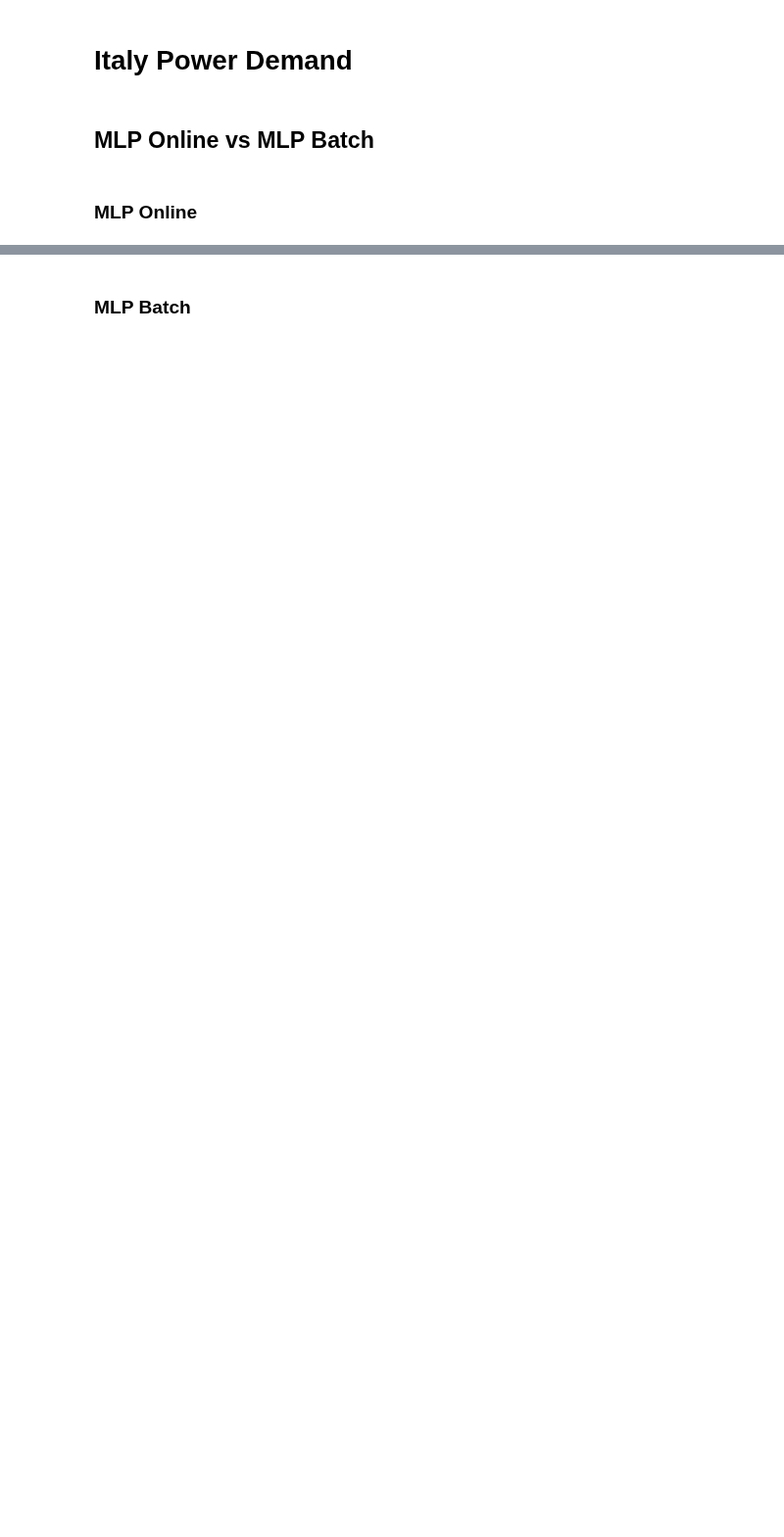
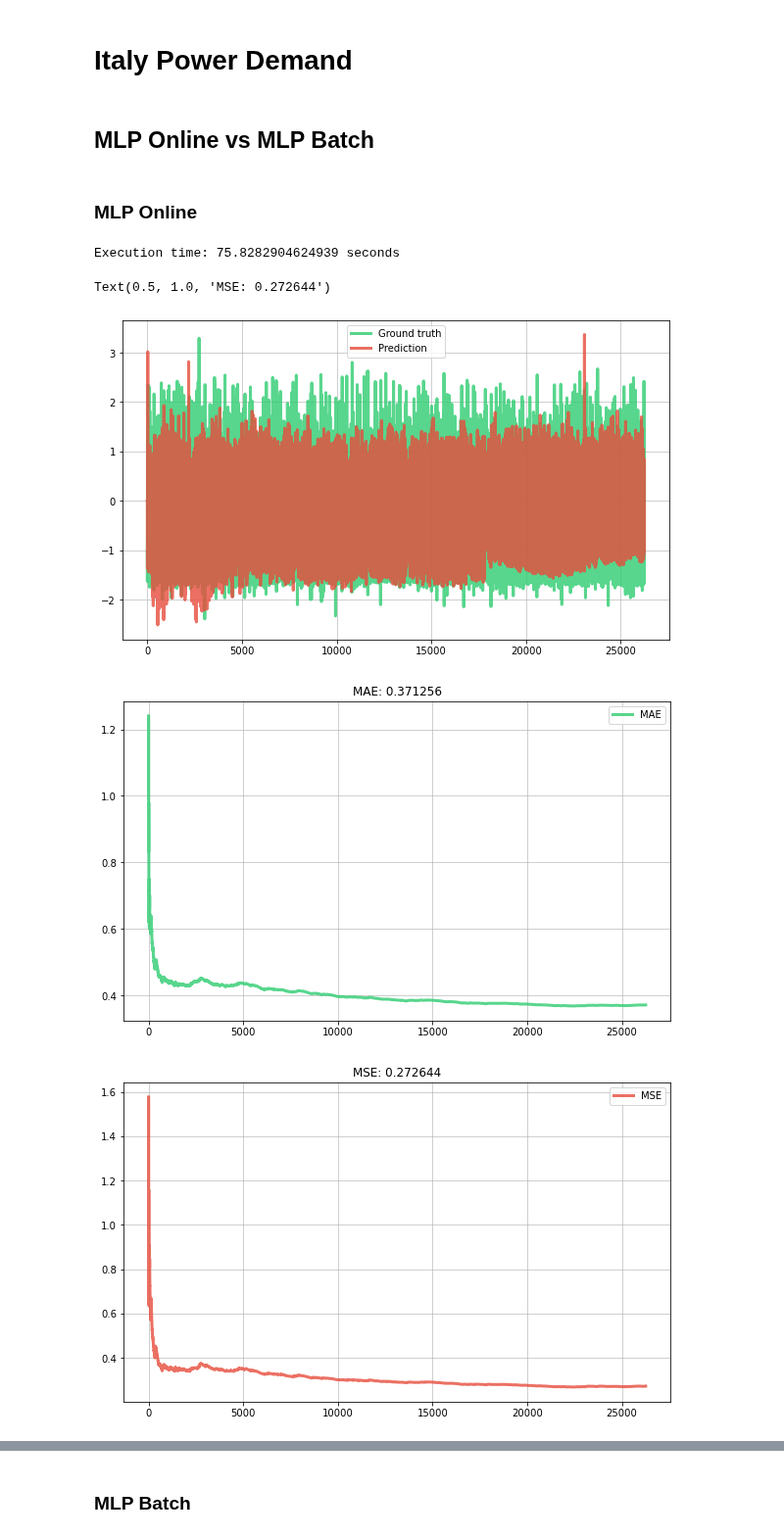
Before and after one commit to giodefa96/Script_Tesi_new, a Jupyter notebook: Risultati Finali/ItalyPowerDemand.ipynb, the cells around one changed output, grey strips where cells are left out. Shown at 98% size. Cells and saved outputs as stored; diff of their text form; code cells hidden in the pictures; blank space fills up the shorter version.

```diff
--- a/Risultati Finali/ItalyPowerDemand.ipynb
+++ b/Risultati Finali/ItalyPowerDemand.ipynb
@@ -4,3 +102,82 @@
 ## MLP Online vs MLP Batch
 # %% [markdown]
 ### MLP Online
+# %%
+metric_mae_ml_online = metrics.MAE()
+metric_mse_ml_online = metrics.MSE()
+
+dates_ml_online = []
+y_trues_ml_online = []
+y_preds_ml_online = []
+metrics_MAE_ml_online = []
+metrics_MSE_ml_online = []
+
+X_y = initial_iter_italy()
+
+model = compose.Select('hour', 'Count_days')
+model |= (
+       preprocessing.StandardScaler() |
+       neural_net.MLPRegressor(
+              hidden_dims=(256,128,64,32),
+              activations=(
+                     neural_net.activations.ReLU,
+                     neural_net.activations.ReLU,
+                     neural_net.activations.ReLU,
+                     neural_net.activations.ReLU,
+                     neural_net.activations.Identity
+              ),
+              optimizer=optim.SGD(0.01)
+       )
+)
+
+# get the start time
+st = time.time()
+
+for i in tqdm(range(0,26256)):
+       x, y = next(X_y)
+       # Obtain the prior prediction and update the model in one go
+       y_pred = model.predict_one(x)
+       model.learn_one(x, y)
+
+       # Update the error metric ultimo 30%
+       metric_mae_ml_online.update(y, y_pred)
+       metric_mse_ml_online.update(y, y_pred)
+       metrics_MAE_ml_online.append(metric_mae_ml_online.get())
+       metrics_MSE_ml_online.append(metric_mse_ml_online.get())
+
+       # Store the true value and the prediction
+       dates_ml_online.append(i)
+       y_trues_ml_online.append(y)
+       y_preds_ml_online.append(y_pred)
+
+et = time.time()
+
+# get the execution time
+elapsed_time = et - st
+print('Execution time:', elapsed_time, 'seconds')
+
+# Plot the results
+fig, ax = plt.subplots(figsize=(10, 6))
+ax.grid(alpha=0.75)
+ax.plot(dates_ml_online, y_trues_ml_online, lw=3, color='#2ecc71', alpha=0.8, label='Ground truth')
+ax.plot(dates_ml_online, y_preds_ml_online, lw=3, color='#e74c3c', alpha=0.8, label='Prediction')
+ax.legend()
+
+fig, ax = plt.subplots(figsize=(10, 6))
+ax.grid(alpha=0.75)
+ax.plot(dates_ml_online, metrics_MAE_ml_online, lw=3, color='#2ecc71', alpha=0.8, label='MAE')
+ax.legend()
+ax.set_title(metric_mae_ml_online)
+
+
+fig, ax = plt.subplots(figsize=(10, 6))
+ax.grid(alpha=0.75)
+ax.plot(dates_ml_online, metrics_MSE_ml_online, lw=3, color='#e74c3c', alpha=0.8, label='MSE')
+ax.legend()
+ax.set_title(metric_mse_ml_online)
+# %% [output]
+Execution time: 75.8282904624939 seconds
+Text(0.5, 1.0, 'MSE: 0.272644')
+[figure, added]
+[figure, added]
+[figure, added]
```
Also changed, not shown: parts of 54 cells of this notebook, 3 other files.
